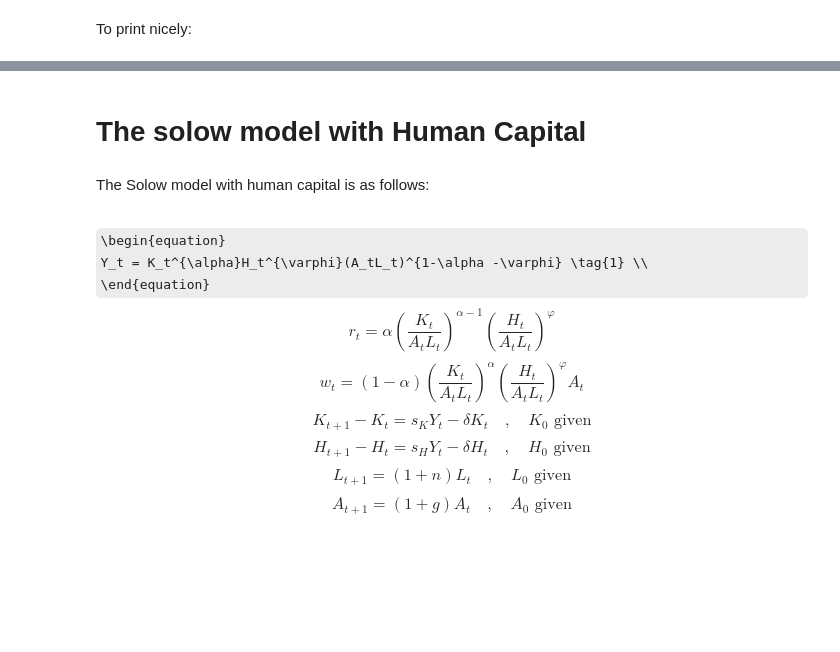
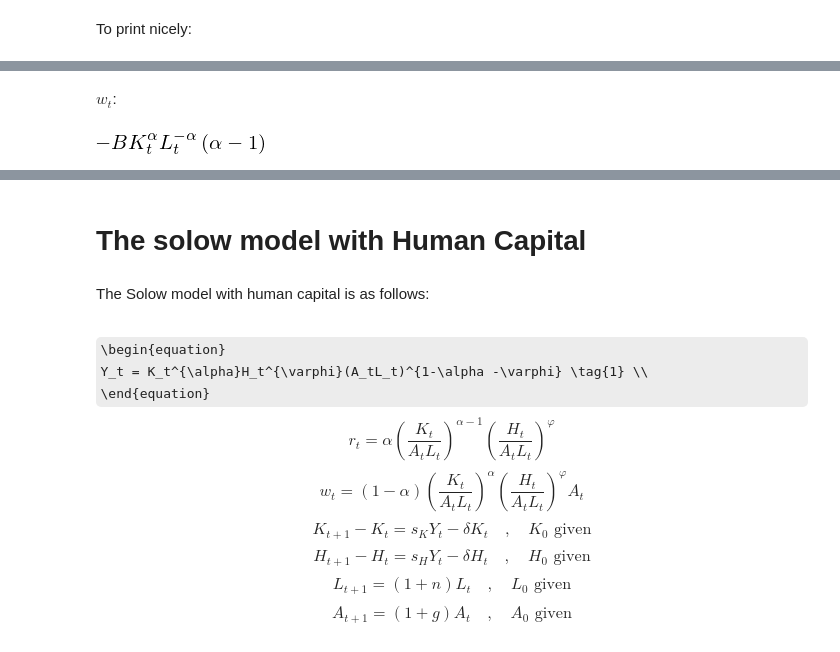
Before and after one commit to kzm266/projects-2019-anaconda-bois, a Jupyter notebook: modelproject/modelproject.ipynb, the cells around one changed output, grey strips where cells are left out. Saved outputs shown, nothing was run; the diff lists cells and outputs as text; code cells hidden in the pictures; some formulas as TeX source; blank space fills up the shorter version.

```diff
--- a/modelproject/modelproject.ipynb
+++ b/modelproject/modelproject.ipynb
@@ -11,0 +75,6 @@ sm.init_printing(use_unicode=True)
+# %% [markdown]
+$w_t$:
+# %%
+sm.simplify(sm.diff(B*K**alpha*L**(1-alpha), L))
+# %% [output]
+[figure, added]
```
Also changed, not shown: parts of 42 cells of this notebook.
